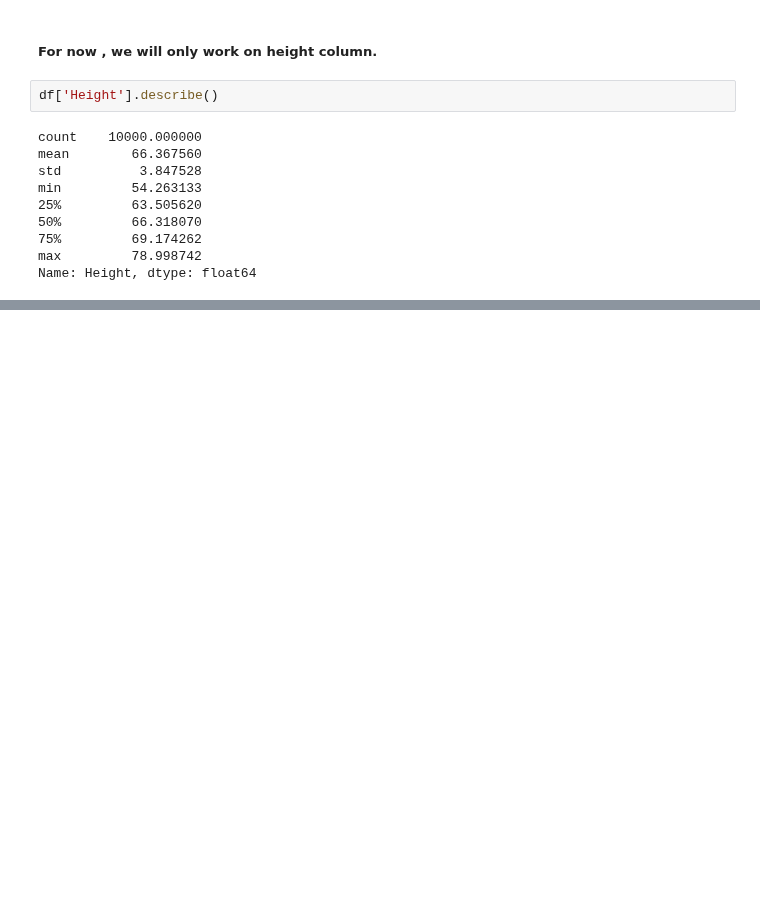
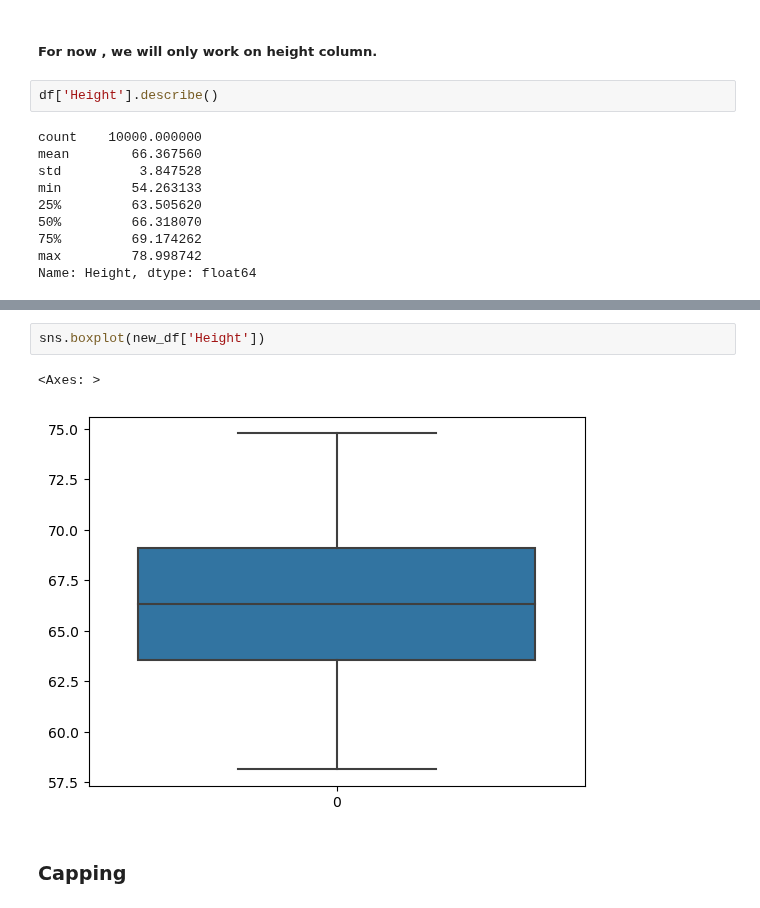
Before and after one commit to Shreyasb1015/Machine-Learning, a Jupyter notebook: outlier-detection-andRemoval/winorization-method.ipynb, the cells around one changed output, grey strips where cells are left out. Saved outputs shown, nothing was run; the diff lists cells and outputs as text; blank space fills up the shorter version.

```diff
--- a/outlier-detection-andRemoval/winorization-method.ipynb
+++ b/outlier-detection-andRemoval/winorization-method.ipynb
@@ -34,0 +114,7 @@ Name: Height, dtype: float64
+# %%
+sns.boxplot(new_df['Height'])
+# %% [output]
+<Axes: >
+[figure, added]
+# %% [markdown]
+### Capping
```
Also changed, not shown: parts of 16 cells of this notebook.
